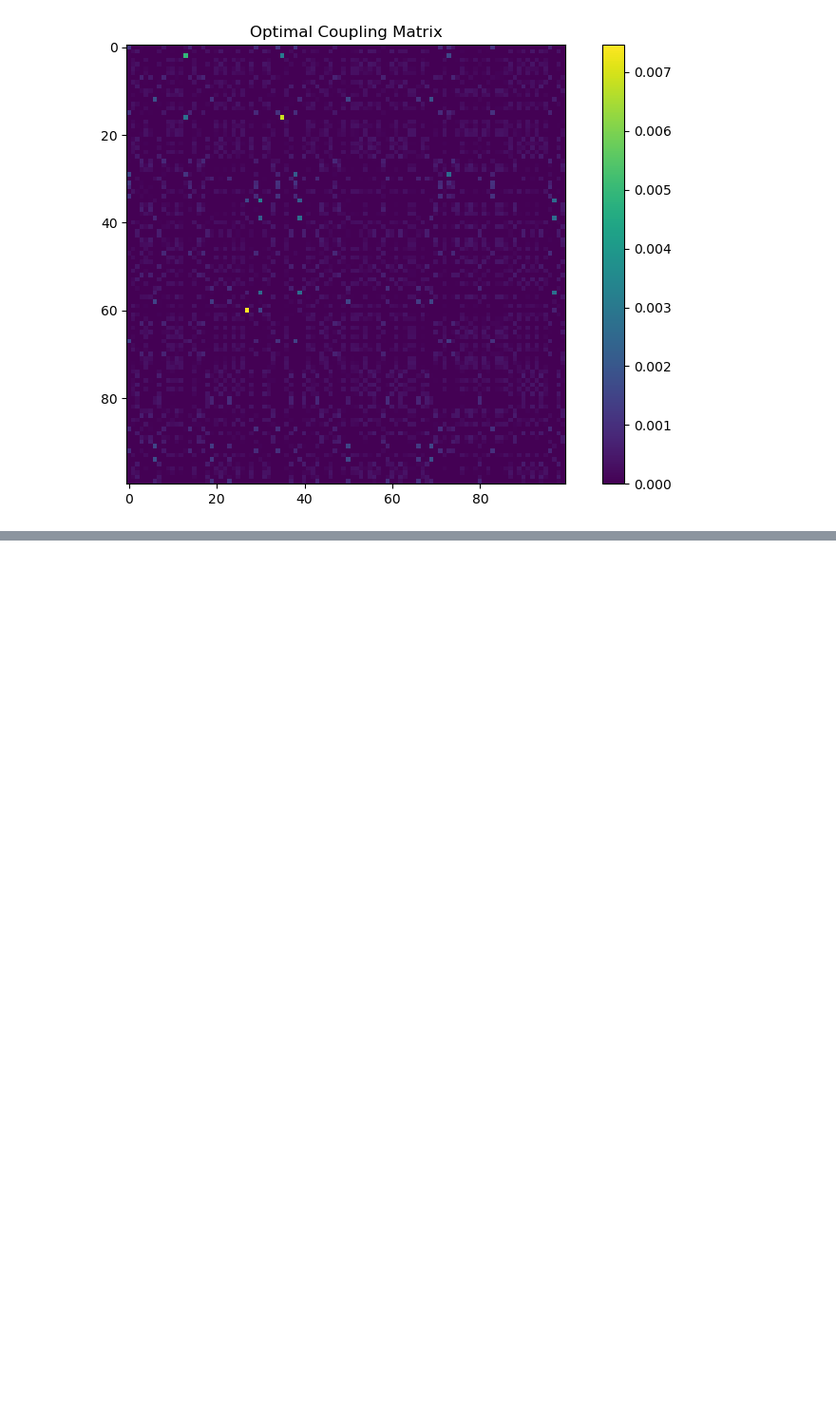
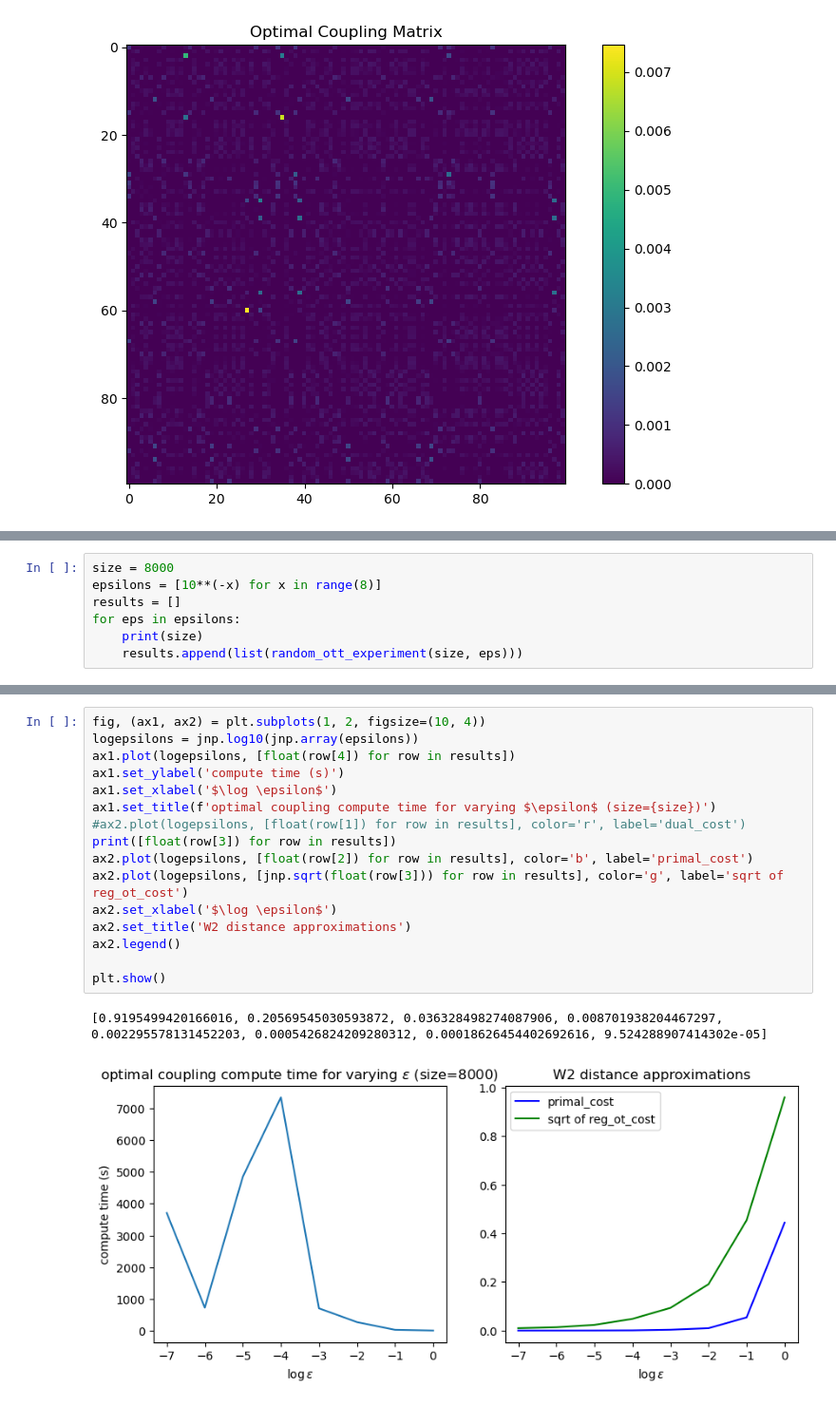
Before and after one commit to jacobe90/birdflow-bilevel, a Jupyter notebook: dev-notebooks/ott-jax test.ipynb, the cells around one changed output, grey strips where cells are left out. Shown at 95% size. Drawn from its saved outputs; the diff is of its cells as text; blank space fills up the shorter version.

```diff
--- a/dev-notebooks/ott-jax test.ipynb
+++ b/dev-notebooks/ott-jax test.ipynb
@@ -100,0 +106,7 @@ plt.show()
+# %%
+size = 8000
+epsilons = [10**(-x) for x in range(8)]
+results = []
+for eps in epsilons:
+    print(size)
+    results.append(list(random_ott_experiment(size, eps)))
@@ -100,0 +130,19 @@ plt.show()
+# %%
+fig, (ax1, ax2) = plt.subplots(1, 2, figsize=(10, 4))
+logepsilons = jnp.log10(jnp.array(epsilons))
+ax1.plot(logepsilons, [float(row[4]) for row in results])
+ax1.set_ylabel('compute time (s)')
+ax1.set_xlabel('$\log \epsilon$')
+ax1.set_title(f'optimal coupling compute time for varying $\epsilon$ (size={size})')
+#ax2.plot(logepsilons, [float(row[1]) for row in results], color='r', label='dual_cost')
+print([float(row[3]) for row in results])
+ax2.plot(logepsilons, [float(row[2]) for row in results], color='b', label='primal_cost')
+ax2.plot(logepsilons, [jnp.sqrt(float(row[3])) for row in results], color='g', label='sqrt of reg_ot_cost')
+ax2.set_xlabel('$\log \epsilon$')
+ax2.set_title('W2 distance approximations')
+ax2.legend()
+
+plt.show()
+# %% [output]
+[0.9195499420166016, 0.20569545030593872, 0.036328498274087906, 0.008701938204467297, 0.002295578131452203, 0.0005426824209280312, 0.00018626454402692616, 9.524288907414302e-05]
+[figure, added]
```
Also changed, not shown: parts of 4 cells of this notebook.
